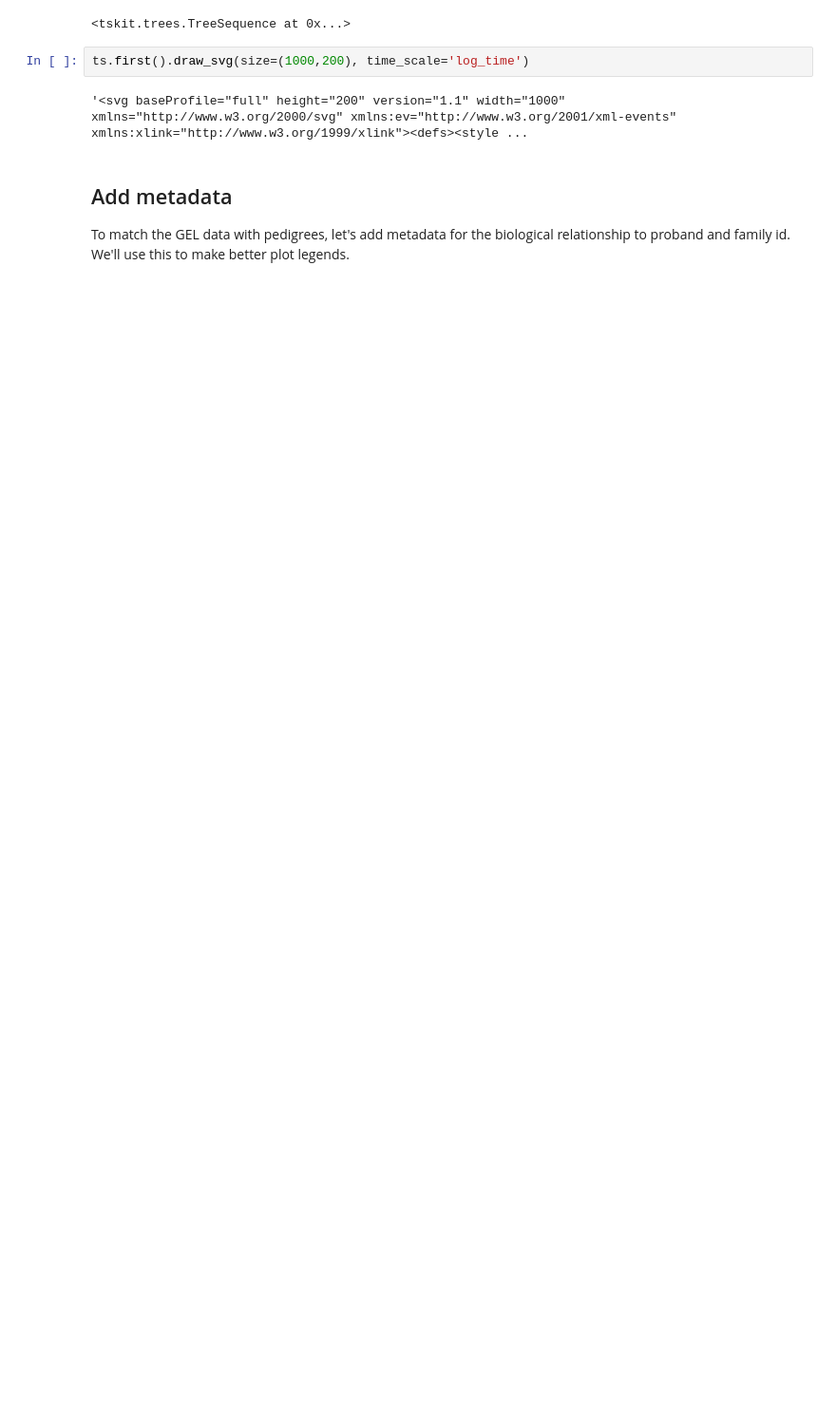
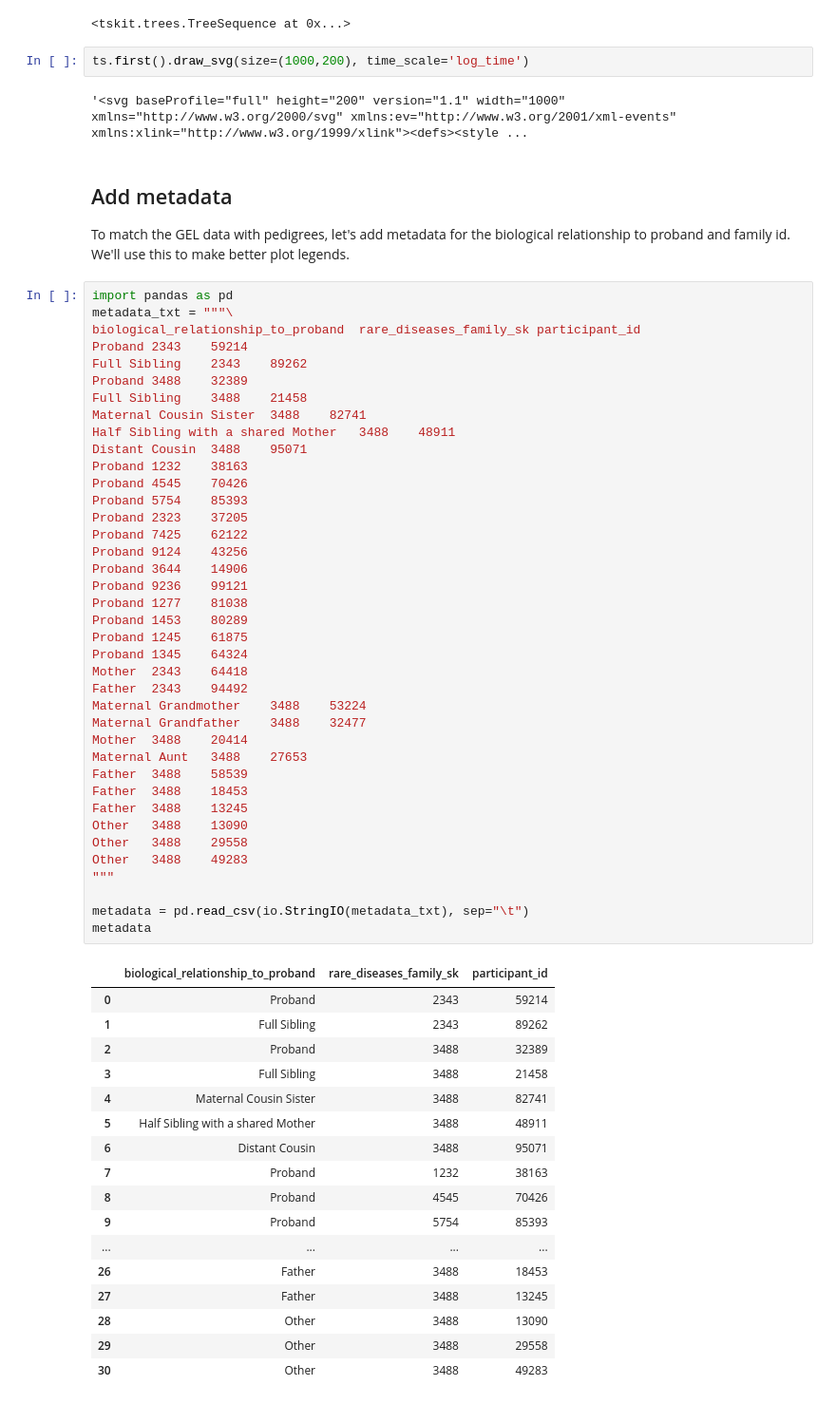
Before and after one commit to duncanMR/pedigrees_project, a Jupyter notebook: pedigree_sim.ipynb, the cells around one changed output. Shown: that part at 95% size. Drawn from its saved outputs; the diff is of its cells as text; blank space fills up the shorter version.

```diff
--- a/pedigree_sim.ipynb
+++ b/pedigree_sim.ipynb
@@ -91,3 +110,60 @@ ts.first().draw_svg(size=(1000,200), time_scale='log_time')
 ## Add metadata
 
 To match the GEL data with pedigrees, let's add metadata for the biological relationship to proband and family id. We'll use this to make better plot legends.
+# %%
+import pandas as pd
+metadata_txt = """\
+biological_relationship_to_proband	rare_diseases_family_sk	participant_id
+Proband	2343	59214
+Full Sibling	2343	89262
+Proband	3488	32389
+Full Sibling	3488	21458
+Maternal Cousin Sister	3488	82741
+Half Sibling with a shared Mother	3488	48911
+Distant Cousin	3488	95071
+Proband	1232	38163
+Proband	4545	70426
+Proband	5754	85393
+Proband	2323	37205
+Proband	7425	62122
+Proband	9124	43256
+Proband	3644	14906
+Proband	9236	99121
+Proband	1277	81038
+Proband	1453	80289
+Proband	1245	61875
+Proband	1345	64324
+Mother	2343	64418
+Father	2343	94492
+Maternal Grandmother	3488	53224
+Maternal Grandfather	3488	32477
+Mother	3488	20414
+Maternal Aunt	3488	27653
+Father	3488	58539
+Father	3488	18453
+Father	3488	13245
+Other	3488	13090
+Other	3488	29558
+Other	3488	49283
+"""
+
+metadata = pd.read_csv(io.StringIO(metadata_txt), sep="\t")
+metadata
+# %% [output]
+|  | biological_relationship_to_proband | rare_diseases_family_sk | participant_id |
+| 0 | Proband | 2343 | 59214 |
+| 1 | Full Sibling | 2343 | 89262 |
+| 2 | Proband | 3488 | 32389 |
+| 3 | Full Sibling | 3488 | 21458 |
+| 4 | Maternal Cousin Sister | 3488 | 82741 |
+| 5 | Half Sibling with a shared Mother | 3488 | 48911 |
+| 6 | Distant Cousin | 3488 | 95071 |
+| 7 | Proband | 1232 | 38163 |
+| 8 | Proband | 4545 | 70426 |
+| 9 | Proband | 5754 | 85393 |
+| ... | ... | ... | ... |
+| 26 | Father | 3488 | 18453 |
+| 27 | Father | 3488 | 13245 |
+| 28 | Other | 3488 | 13090 |
+| 29 | Other | 3488 | 29558 |
+| 30 | Other | 3488 | 49283 |
```
Also changed, not shown: parts of 21 cells of this notebook.
